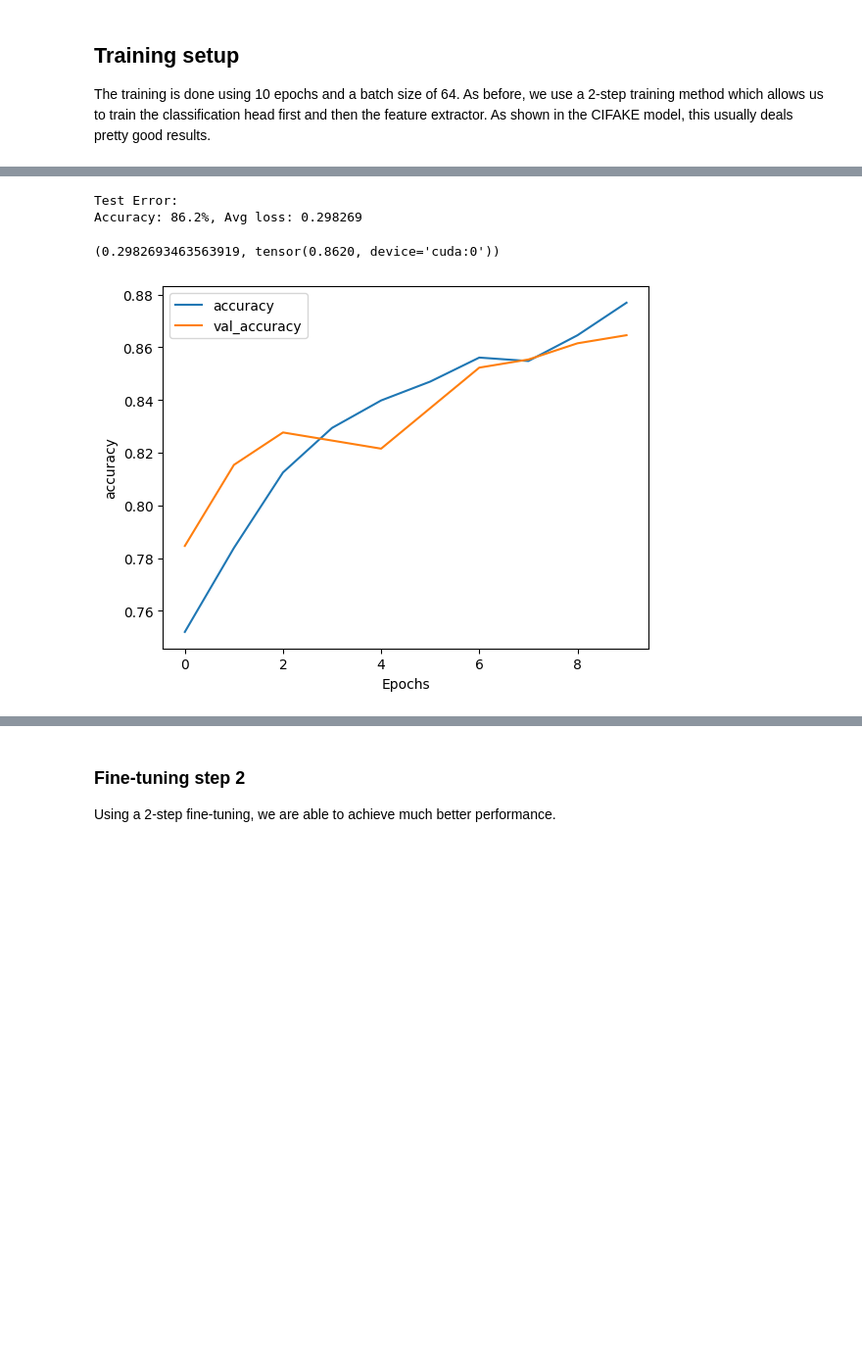
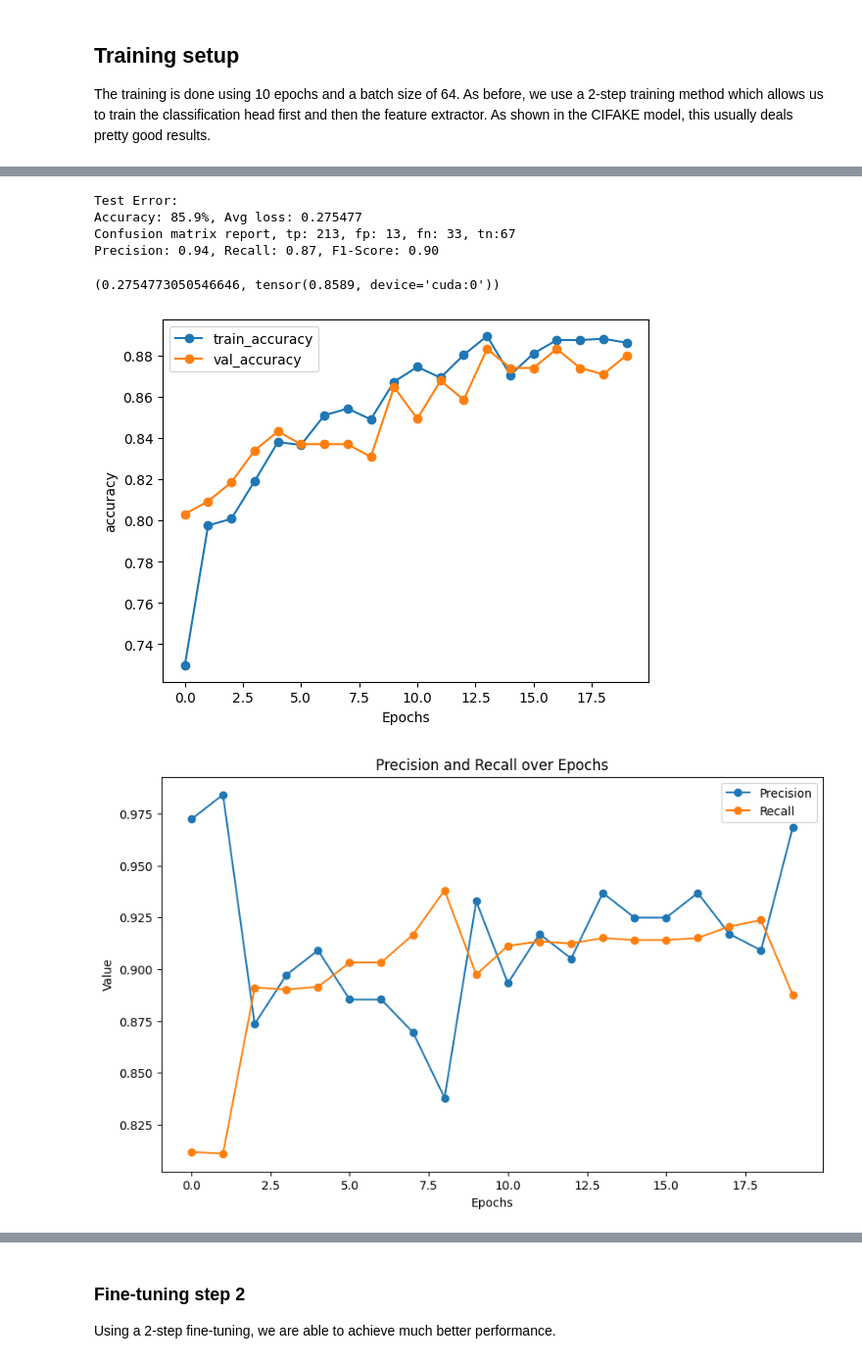
Before and after one commit to AngeloGalav/gauntlet, a Jupyter notebook: playground-experiments.ipynb, the cells around one changed output, grey strips where cells are left out. Shown at 98% size. Cells and saved outputs as stored; diff of their text form; code cells hidden in the pictures; blank space fills up the shorter version.

```diff
--- a/playground-experiments.ipynb
+++ b/playground-experiments.ipynb
@@ -86,5 +86,6 @@ using cuda device
 The training is done using 10 epochs and a batch size of 64.
 As before, we use a 2-step training method which allows us to train the classification head first and then the feature extractor. As shown in the CIFAKE model, this usually deals pretty good results.
 # %%
-artifacts = model_utils.train(dataloaders, loss_fn, optimizer, ft_resnet50, "MixResNet", BATCH_SIZE, EPOCHS, loss_thresh=2.5, force_train=True)
+model_name = "MixResNet"
+artifacts = model_utils.train(dataloaders, loss_fn, optimizer, ft_resnet50, model_name, BATCH_SIZE, EPOCHS, loss_thresh=2.5, force_train=True)
 # %% [output]
@@ -111,11 +180,15 @@ New best model found! (based on lowest loss)
 model_utils.test(test_dataloader, ft_resnet50, loss_fn, device)
 # %% [output]
 Test Error:
-Accuracy: 86.2%, Avg loss: 0.298269
+Accuracy: 85.9%, Avg loss: 0.275477
+Confusion matrix report, tp: 213, fp: 13, fn: 33, tn:67
+Precision: 0.94, Recall: 0.87, F1-Score: 0.90
-(0.2982693463563919, tensor(0.8620, device='cuda:0'))
+(0.2754773050546646, tensor(0.8589, device='cuda:0'))
 # %%
 if artifacts != None:
-    losses, train_accs, test_accs = artifacts
-    plotter.plot_metrics((train_accs, test_accs), "accuracy")
+    losses, train_accs, test_accs, precisions, recalls = artifacts
+    plotter.plot_generic_metrics((train_accs, test_accs), "accuracy", model_name)
+    plotter.plot_precision_recall_curve(precisions, recalls, model_name)
 # %% [output]
-[figure, old version]
+[figure, new version]
+[figure, added]
```
Also changed, not shown: parts of 4 cells of this notebook, 13 other files.
